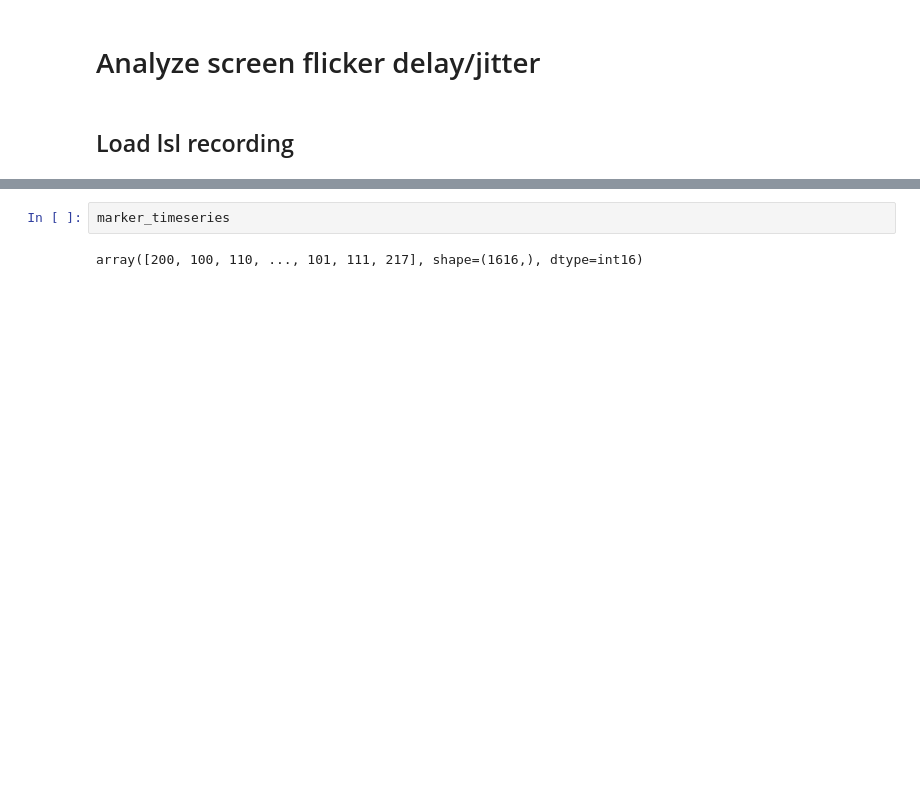
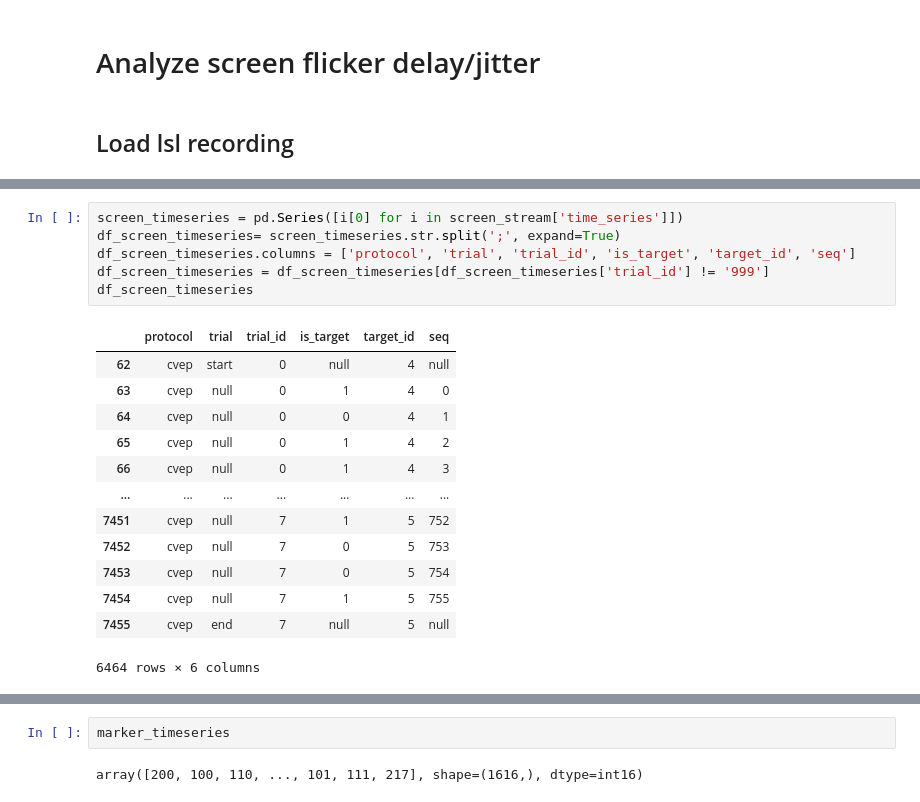
Before and after one commit to amar-enkhbat/codebook_generator, a Jupyter notebook: timing_analysis.ipynb, the cells around one changed output, grey strips where cells are left out. Drawn from its saved outputs; the diff is of its cells as text; blank space fills up the shorter version.

```diff
--- a/timing_analysis.ipynb
+++ b/timing_analysis.ipynb
@@ -48,0 +113,20 @@ sensor_timeseries = sensor_stream['time_series'].flatten()
+# %%
+screen_timeseries = pd.Series([i[0] for i in screen_stream['time_series']])
+df_screen_timeseries= screen_timeseries.str.split(';', expand=True)
+df_screen_timeseries.columns = ['protocol', 'trial', 'trial_id', 'is_target', 'target_id', 'seq']
+df_screen_timeseries = df_screen_timeseries[df_screen_timeseries['trial_id'] != '999']
+df_screen_timeseries
+# %% [output]
+|  | protocol | trial | trial_id | is_target | target_id | seq |
+| 62 | cvep | start | 0 | null | 4 | null |
+| 63 | cvep | null | 0 | 1 | 4 | 0 |
+| 64 | cvep | null | 0 | 0 | 4 | 1 |
+| 65 | cvep | null | 0 | 1 | 4 | 2 |
+| 66 | cvep | null | 0 | 1 | 4 | 3 |
+| ... | ... | ... | ... | ... | ... | ... |
+| 7451 | cvep | null | 7 | 1 | 5 | 752 |
+| 7452 | cvep | null | 7 | 0 | 5 | 753 |
+| 7453 | cvep | null | 7 | 0 | 5 | 754 |
+| 7454 | cvep | null | 7 | 1 | 5 | 755 |
+| 7455 | cvep | end | 7 | null | 5 | null |
+6464 rows × 6 columns
```
Also changed, not shown: parts of 20 cells of this notebook.
